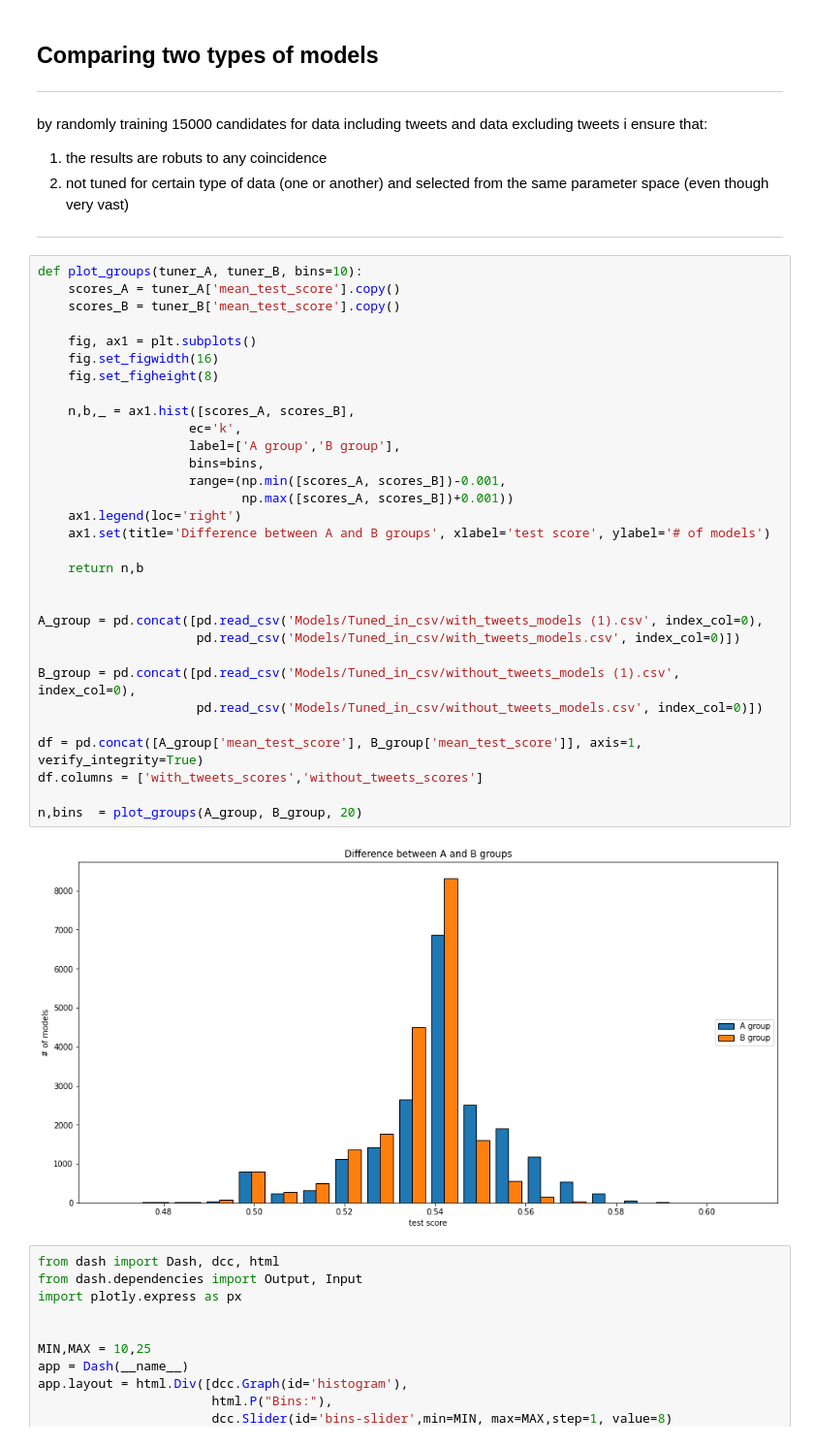
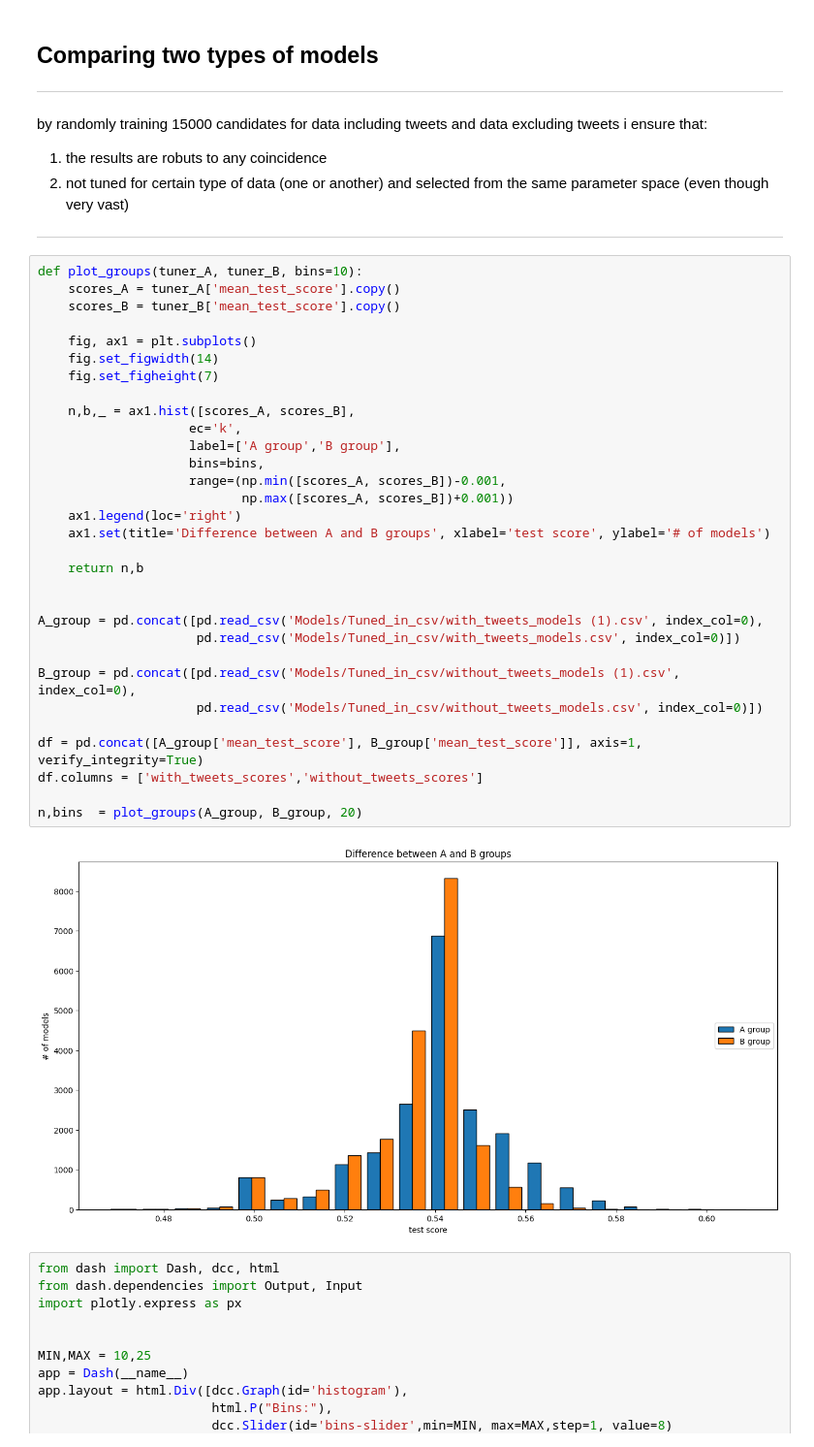
Before and after one commit to Mierva/ElonsCryptoEffect, a Jupyter notebook: presentation.ipynb, the cells around one changed output. Shown: that part at 97% size. Cells and saved outputs as stored; diff of their text form.

```diff
--- a/presentation.ipynb
+++ b/presentation.ipynb
@@ -78,36 +78,36 @@ and selected from the same parameter space (even though very vast)
 # %%
 def plot_groups(tuner_A, tuner_B, bins=10):
     scores_A = tuner_A['mean_test_score'].copy()
     scores_B = tuner_B['mean_test_score'].copy()
 
     fig, ax1 = plt.subplots()
-    fig.set_figwidth(16)
-    fig.set_figheight(8)
+    fig.set_figwidth(14)
+    fig.set_figheight(7)
 
     n,b,_ = ax1.hist([scores_A, scores_B],
                     ec='k',
                     label=['A group','B group'],
                     bins=bins,
                     range=(np.min([scores_A, scores_B])-0.001,
                            np.max([scores_A, scores_B])+0.001))
     ax1.legend(loc='right')
     ax1.set(title='Difference between A and B groups', xlabel='test score', ylabel='# of models')
 
     return n,b
 
 
 A_group = pd.concat([pd.read_csv('Models/Tuned_in_csv/with_tweets_models (1).csv', index_col=0),
                      pd.read_csv('Models/Tuned_in_csv/with_tweets_models.csv', index_col=0)])
 
 B_group = pd.concat([pd.read_csv('Models/Tuned_in_csv/without_tweets_models (1).csv', index_col=0),
                      pd.read_csv('Models/Tuned_in_csv/without_tweets_models.csv', index_col=0)])
 
 df = pd.concat([A_group['mean_test_score'], B_group['mean_test_score']], axis=1, verify_integrity=True)
 df.columns = ['with_tweets_scores','without_tweets_scores']
 
 n,bins  = plot_groups(A_group, B_group, 20)
 # %% [output]
-[figure, old version]
+[figure, new version]
 # %%
 from dash import Dash, dcc, html
 from dash.dependencies import Output, Input
```
Also changed, not shown: parts of 3 cells of this notebook, 1 other file.
